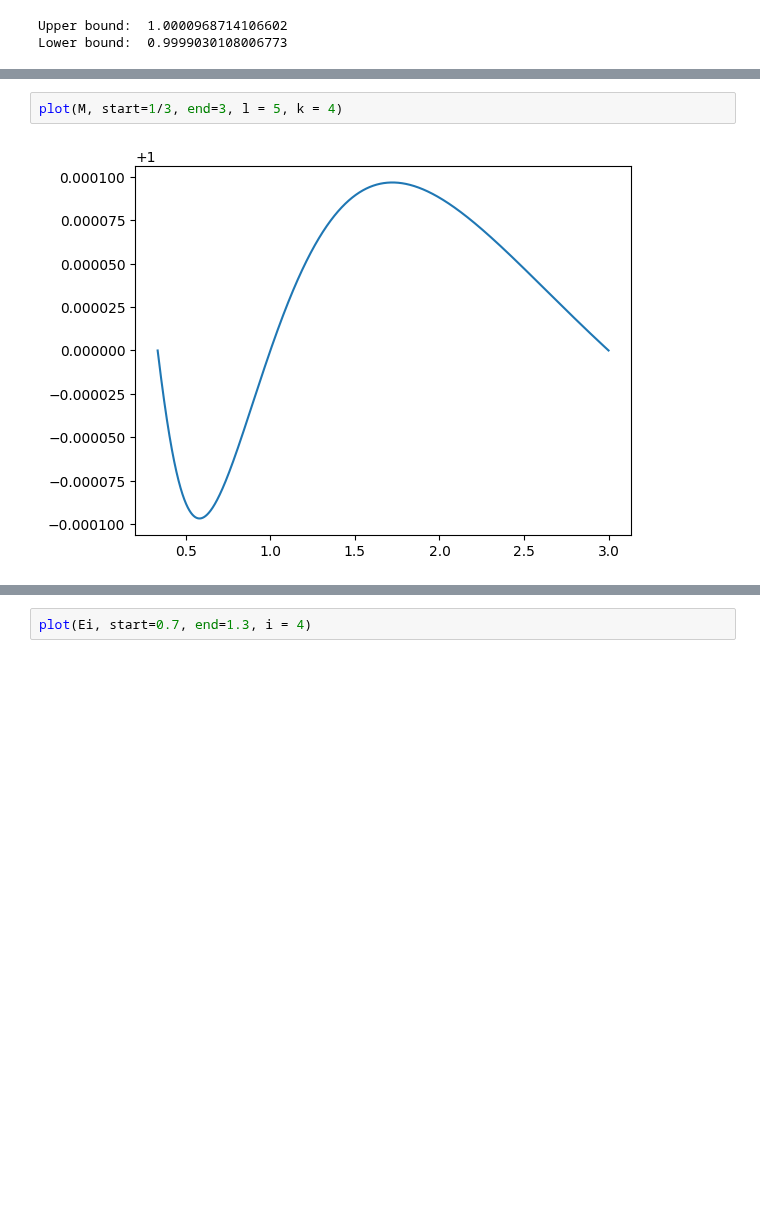
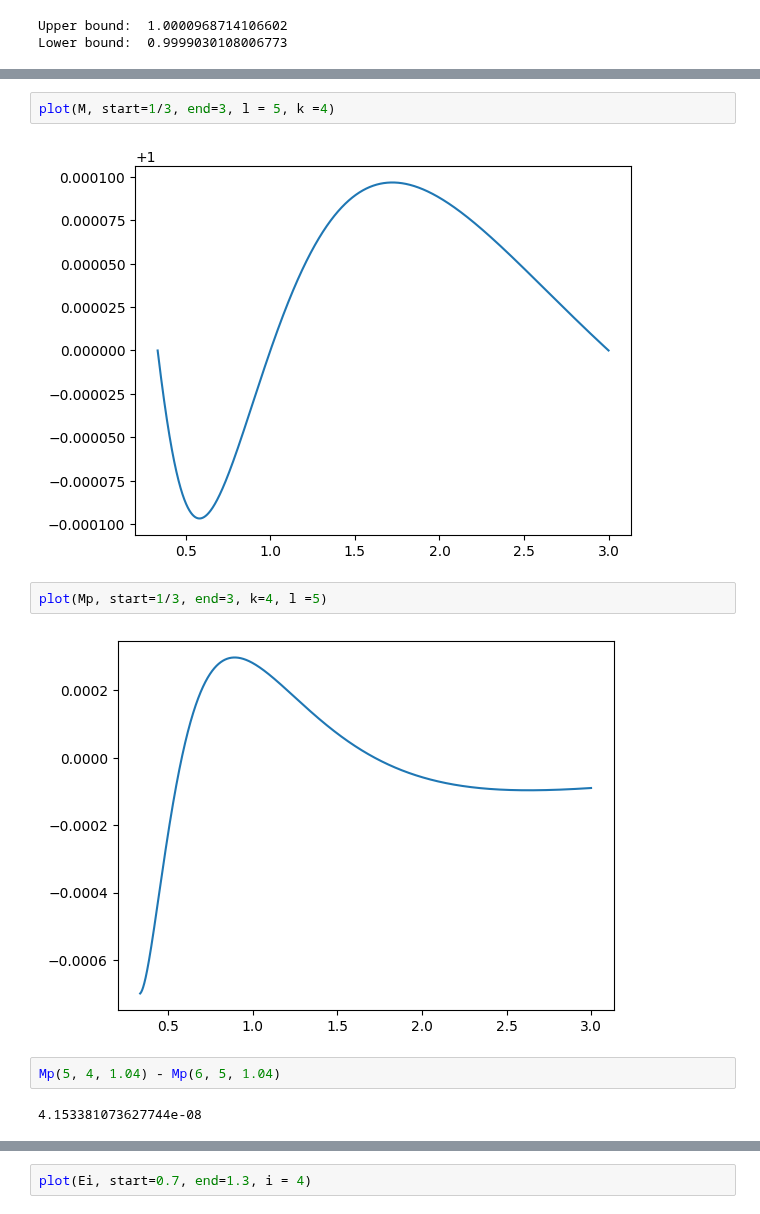
Before and after one commit to marlo-z/random-turn-games, a Jupyter notebook: mina_margin_map/run.ipynb, the cells around one changed output, grey strips where cells are left out. Saved outputs shown, nothing was run; the diff lists cells and outputs as text; blank space fills up the shorter version.

```diff
--- a/mina_margin_map/run.ipynb
+++ b/mina_margin_map/run.ipynb
@@ -71,4 +201,12 @@ Lower bound:  0.9999030108006773
 # %%
-plot(M, start=1/3, end=3, l = 5, k = 4)
+plot(M, start=1/3, end=3, l = 5, k =4)
 # %% [output]
 [figure]
+# %%
+plot(Mp, start=1/3, end=3, k=4, l =5)
+# %% [output]
+[figure, added]
+# %%
+Mp(5, 4, 1.04) - Mp(6, 5, 1.04)
+# %% [output]
+4.153381073627744e-08
```
Also changed, not shown: parts of 10 cells of this notebook, 1 other file.
